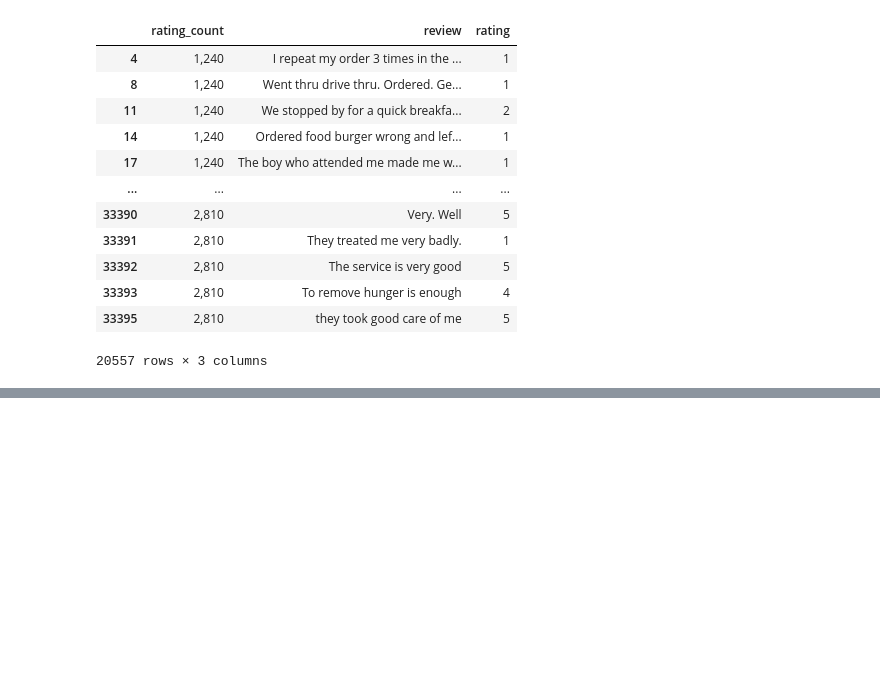
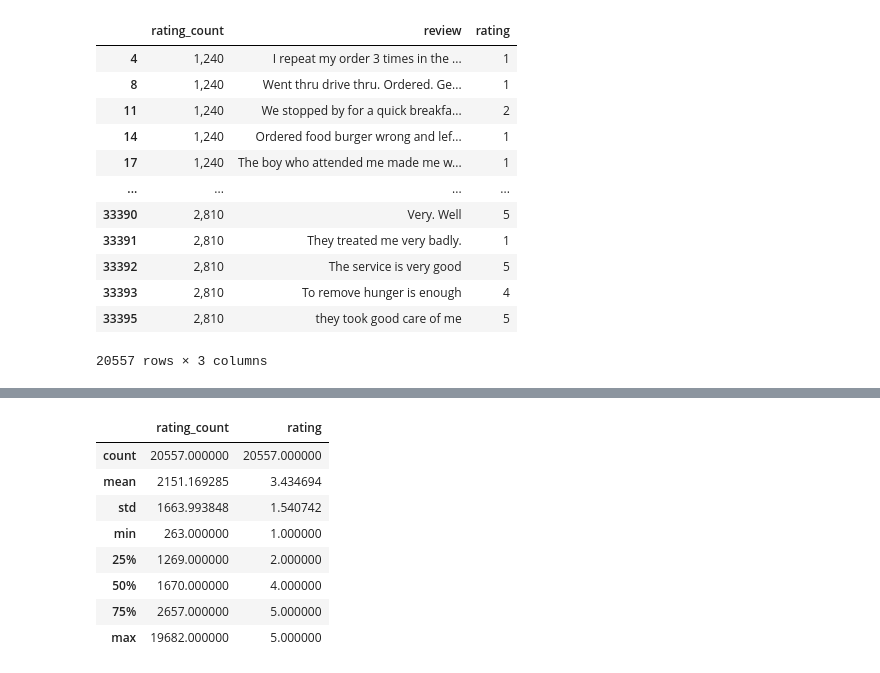
Before and after one commit to ShemYu/McD-senti, a Jupyter notebook: experiments.ipynb, the cells around one changed output, grey strips where cells are left out. Cells and saved outputs as stored; diff of their text form; code cells hidden in the pictures; blank space fills up the shorter version.

```diff
--- a/experiments.ipynb
+++ b/experiments.ipynb
@@ -108,0 +135,12 @@ df_clean_review
+# %%
+df_clean_review.describe()
+# %% [output]
+|  | rating_count | rating |
+| count | 20557.000000 | 20557.000000 |
+| mean | 2151.169285 | 3.434694 |
+| std | 1663.993848 | 1.540742 |
+| min | 263.000000 | 1.000000 |
+| 25% | 1269.000000 | 2.000000 |
+| 50% | 1670.000000 | 4.000000 |
+| 75% | 2657.000000 | 5.000000 |
+| max | 19682.000000 | 5.000000 |
```
Also changed, not shown: parts of 11 cells of this notebook.
